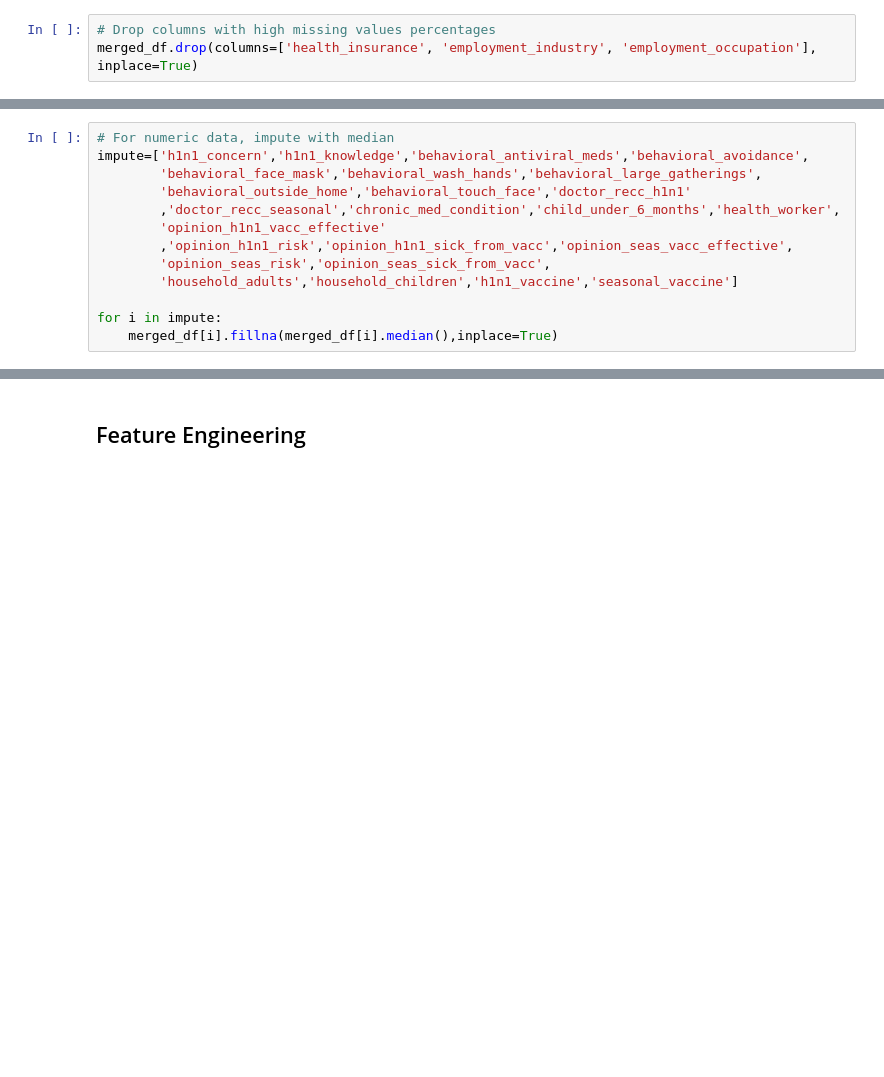
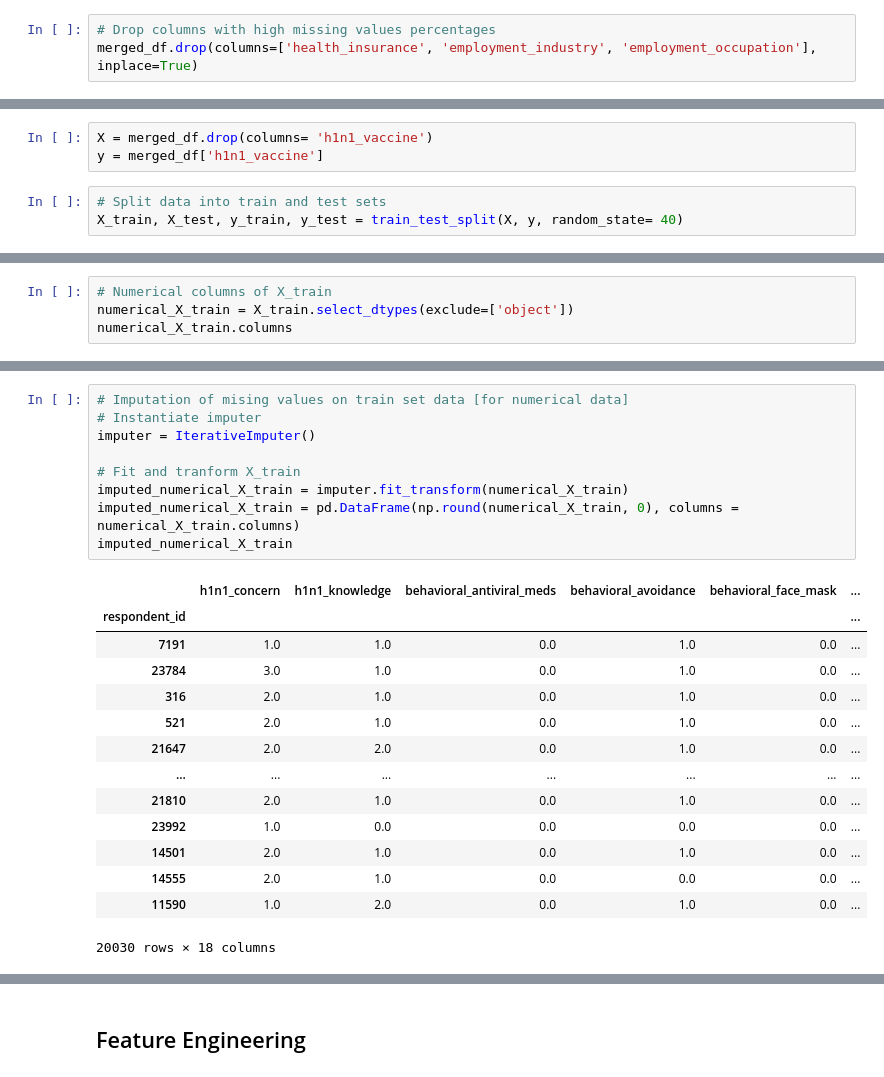
Before and after one commit to Rgmoogachiri/DSC-phase-3-project, a Jupyter notebook: H1N1_and_seasonal_flu_vaccines_prediction.ipynb, the cells around one changed output, grey strips where cells are left out. Drawn from its saved outputs; the diff is of its cells as text; blank space fills up the shorter version.

```diff
--- a/H1N1_and_seasonal_flu_vaccines_prediction.ipynb
+++ b/H1N1_and_seasonal_flu_vaccines_prediction.ipynb
@@ -247,13 +192,0 @@ for column in ['age_group','education','race','sex','income_poverty','marital_st
-# %%
-# For numeric data, impute with median
-impute=['h1n1_concern','h1n1_knowledge','behavioral_antiviral_meds','behavioral_avoidance',
-        'behavioral_face_mask','behavioral_wash_hands','behavioral_large_gatherings',
-        'behavioral_outside_home','behavioral_touch_face','doctor_recc_h1n1'
-        ,'doctor_recc_seasonal','chronic_med_condition','child_under_6_months','health_worker',
-        'opinion_h1n1_vacc_effective'
-        ,'opinion_h1n1_risk','opinion_h1n1_sick_from_vacc','opinion_seas_vacc_effective',
-        'opinion_seas_risk','opinion_seas_sick_from_vacc',
-        'household_adults','household_children','h1n1_vaccine','seasonal_vaccine']
-
-for i in impute:
-    merged_df[i].fillna(merged_df[i].median(),inplace=True)
@@ -341,0 +199,6 @@ plt.savefig('Visualization1')
+# %%
+X = merged_df.drop(columns= 'h1n1_vaccine')
+y = merged_df['h1n1_vaccine']
+# %%
+# Split data into train and test sets
+X_train, X_test, y_train, y_test = train_test_split(X, y, random_state= 40)
@@ -341,0 +225,4 @@ plt.savefig('Visualization1')
+# %%
+# Numerical columns of X_train
+numerical_X_train = X_train.select_dtypes(exclude=['object'])
+numerical_X_train.columns
@@ -341,0 +251,24 @@ plt.savefig('Visualization1')
+# %%
+# Imputation of mising values on train set data [for numerical data]
+# Instantiate imputer
+imputer = IterativeImputer()
+
+# Fit and tranform X_train
+imputed_numerical_X_train = imputer.fit_transform(numerical_X_train)
+imputed_numerical_X_train = pd.DataFrame(np.round(numerical_X_train, 0), columns = numerical_X_train.columns)
+imputed_numerical_X_train
+# %% [output]
+|  | h1n1_concern | h1n1_knowledge | behavioral_antiviral_meds | behavioral_avoidance | behavioral_face_mask | ... |
+| respondent_id |  |  |  |  |  | ... |
+| 7191 | 1.0 | 1.0 | 0.0 | 1.0 | 0.0 | ... |
+| 23784 | 3.0 | 1.0 | 0.0 | 1.0 | 0.0 | ... |
+| 316 | 2.0 | 1.0 | 0.0 | 1.0 | 0.0 | ... |
+| 521 | 2.0 | 1.0 | 0.0 | 1.0 | 0.0 | ... |
+| 21647 | 2.0 | 2.0 | 0.0 | 1.0 | 0.0 | ... |
+| ... | ... | ... | ... | ... | ... | ... |
+| 21810 | 2.0 | 1.0 | 0.0 | 1.0 | 0.0 | ... |
+| 23992 | 1.0 | 0.0 | 0.0 | 0.0 | 0.0 | ... |
+| 14501 | 2.0 | 1.0 | 0.0 | 1.0 | 0.0 | ... |
+| 14555 | 2.0 | 1.0 | 0.0 | 0.0 | 0.0 | ... |
+| 11590 | 1.0 | 2.0 | 0.0 | 1.0 | 0.0 | ... |
+20030 rows × 18 columns
```
Also changed, not shown: parts of 118 cells of this notebook, 2 other files.
